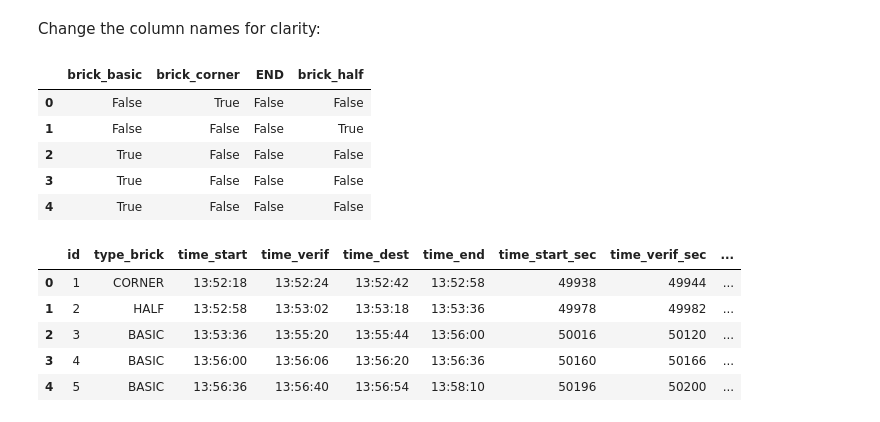
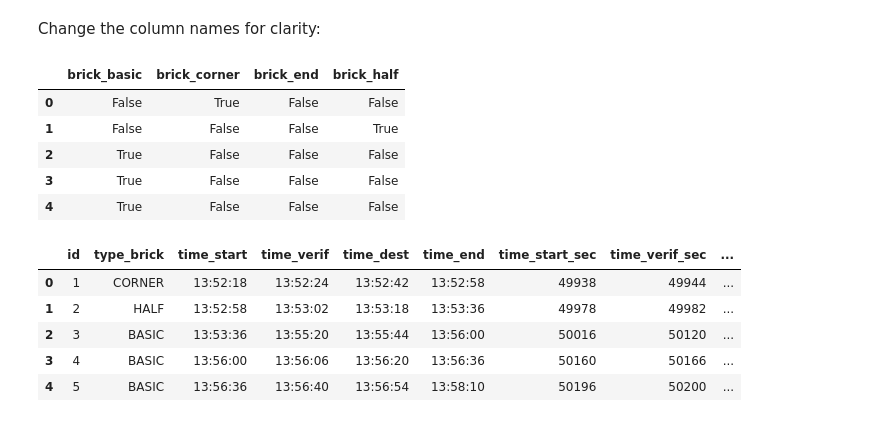
Before and after one commit to UsmanovSla/MGD-RSS, a Jupyter notebook: model/dataScience/DS_02_Exploration.ipynb, the cells around one changed output. Drawn from its saved outputs; the diff is of its cells as text; code cells hidden in the pictures.

```diff
--- a/model/dataScience/DS_02_Exploration.ipynb
+++ b/model/dataScience/DS_02_Exploration.ipynb
@@ -273,10 +296,10 @@ dummy_variable_1.head()
 # %% [markdown]
 Change the column names for clarity:
 # %%
-dummy_variable_1.rename(columns={'BASIC':'brick_basic', 'CORNER':'brick_corner', 'HALF':'brick_half'}, inplace=True)
+dummy_variable_1.rename(columns={'BASIC':'brick_basic', 'CORNER':'brick_corner', 'HALF':'brick_half', 'END':'brick_end'}, inplace=True)
 dummy_variable_1.head()
 # %% [output]
-|  | brick_basic | brick_corner | END | brick_half |
+|  | brick_basic | brick_corner | brick_end | brick_half |
 | 0 | False | True | False | False |
 | 1 | False | False | False | True |
 | 2 | True | False | False | False |
```
Also changed, not shown: parts of 13 cells of this notebook, 8 other files.
